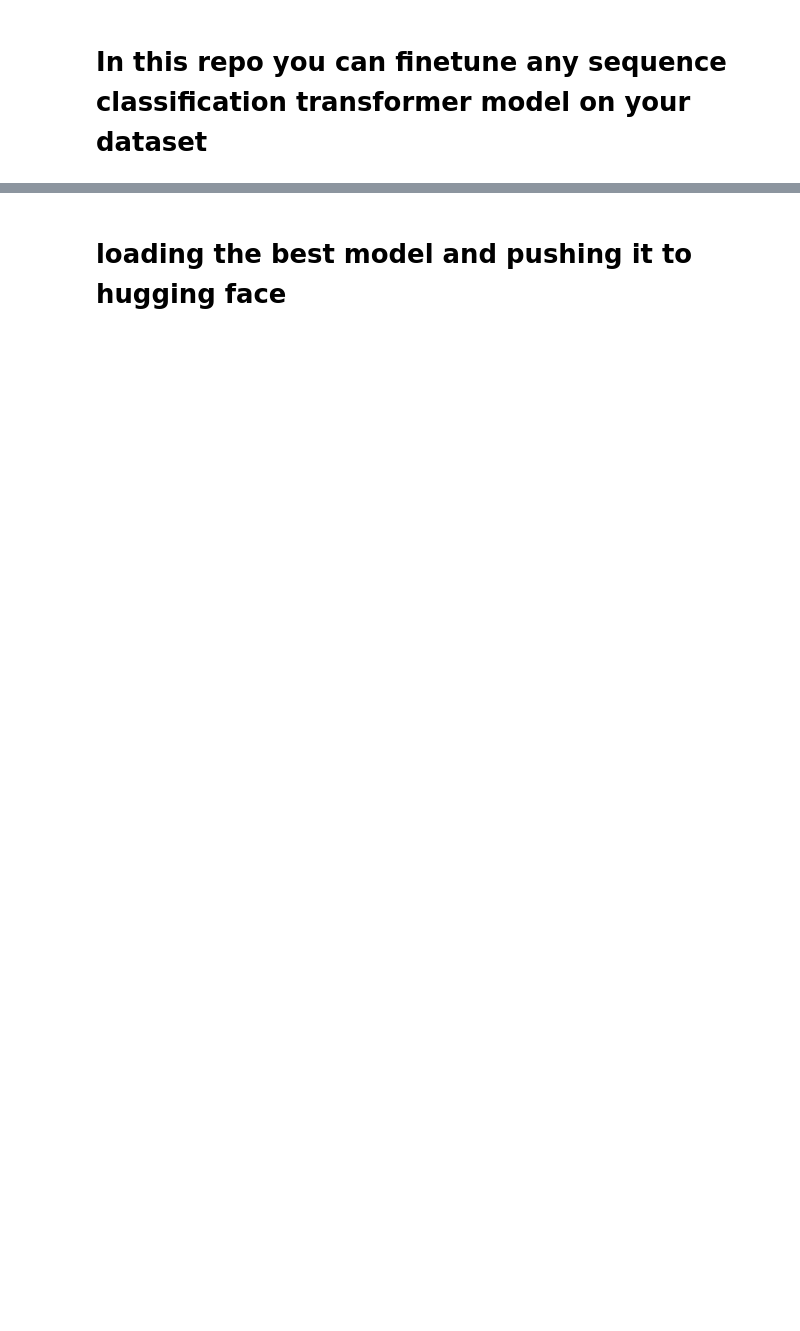
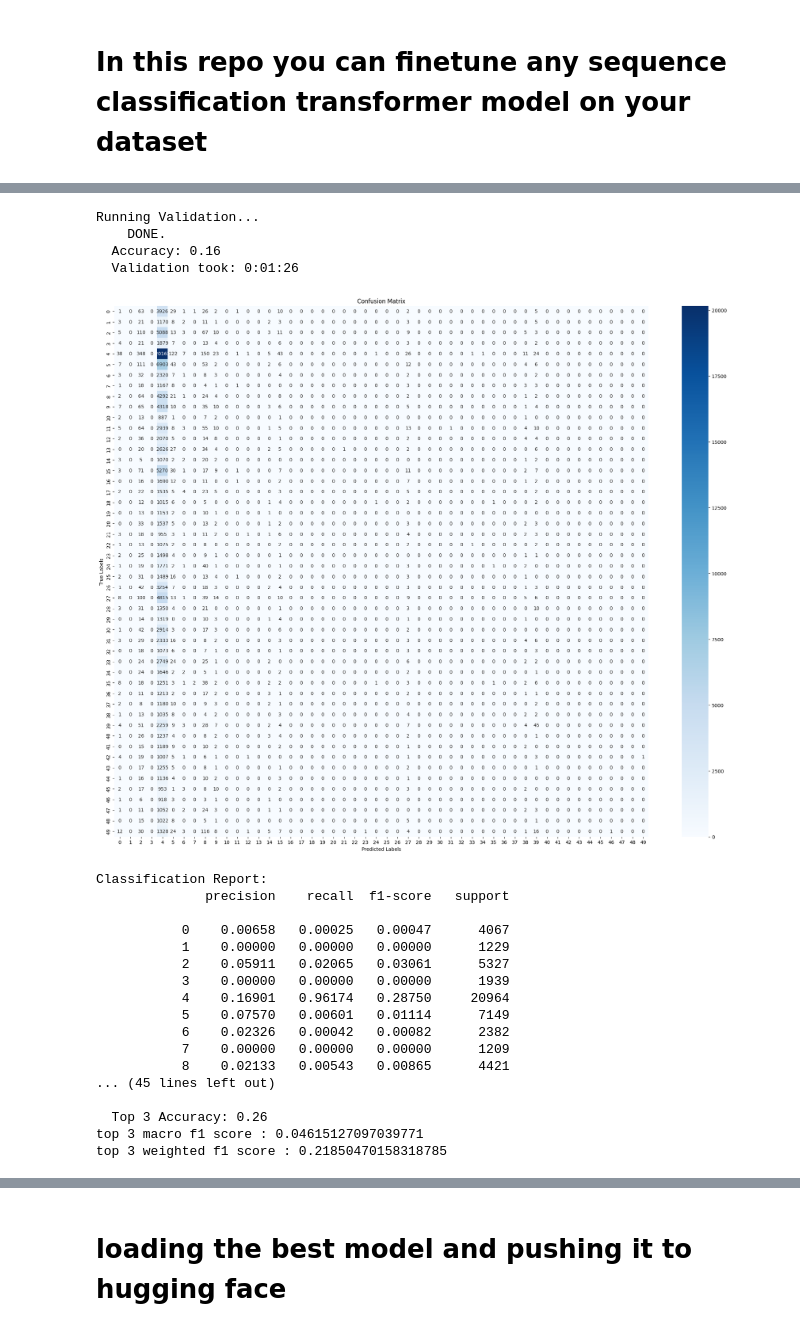
Before and after one commit to Elza3ama3200/Emojis_Prediction_From_Text_Intern_Work, a Jupyter notebook: codes/Training50CusingTransformersHuggingFace.ipynb, the cells around one changed output, grey strips where cells are left out. Saved outputs shown, nothing was run; the diff lists cells and outputs as text; code cells hidden in the pictures; blank space fills up the shorter version.

```diff
--- a/codes/Training50CusingTransformersHuggingFace.ipynb
+++ b/codes/Training50CusingTransformersHuggingFace.ipynb
@@ -119,6 +140,6 @@ else:
 # %%
 # CHECKPOINT
-CHECKPOINT = "Youssef320/LSTM-finetuned-50label-15epoch"             #change this to the path of your target hugging face model
+CHECKPOINT = "google/mobilebert-uncased"             #change this to the path of your target hugging face model
 
 from transformers import AutoModelForSequenceClassification
 
@@ -419,6 +479,31 @@ def test_fun(validation_dataloader, model):
     f1score.append(top3_f1)
     top3acc.append(top3_accuracy)
     Top3_weightedf1.append(top3_weightedf1)
+# %%
+test_fun(validation_dataloader, model)
+# %% [output]
+Running Validation...
+    DONE.
+  Accuracy: 0.16
+  Validation took: 0:01:26
+[figure, added]
+Classification Report:
+              precision    recall  f1-score   support
+
+           0    0.00658   0.00025   0.00047      4067
+           1    0.00000   0.00000   0.00000      1229
+           2    0.05911   0.02065   0.03061      5327
+           3    0.00000   0.00000   0.00000      1939
+           4    0.16901   0.96174   0.28750     20964
+           5    0.07570   0.00601   0.01114      7149
+           6    0.02326   0.00042   0.00082      2382
+           7    0.00000   0.00000   0.00000      1209
+           8    0.02133   0.00543   0.00865      4421
+... (45 lines left out)
+
+  Top 3 Accuracy: 0.26
+top 3 macro f1 score : 0.04615127097039771
+top 3 weighted f1 score : 0.21850470158318785
 # %%
 Accs = []
 losses = []
```
Also changed, not shown: parts of 6 cells of this notebook.
